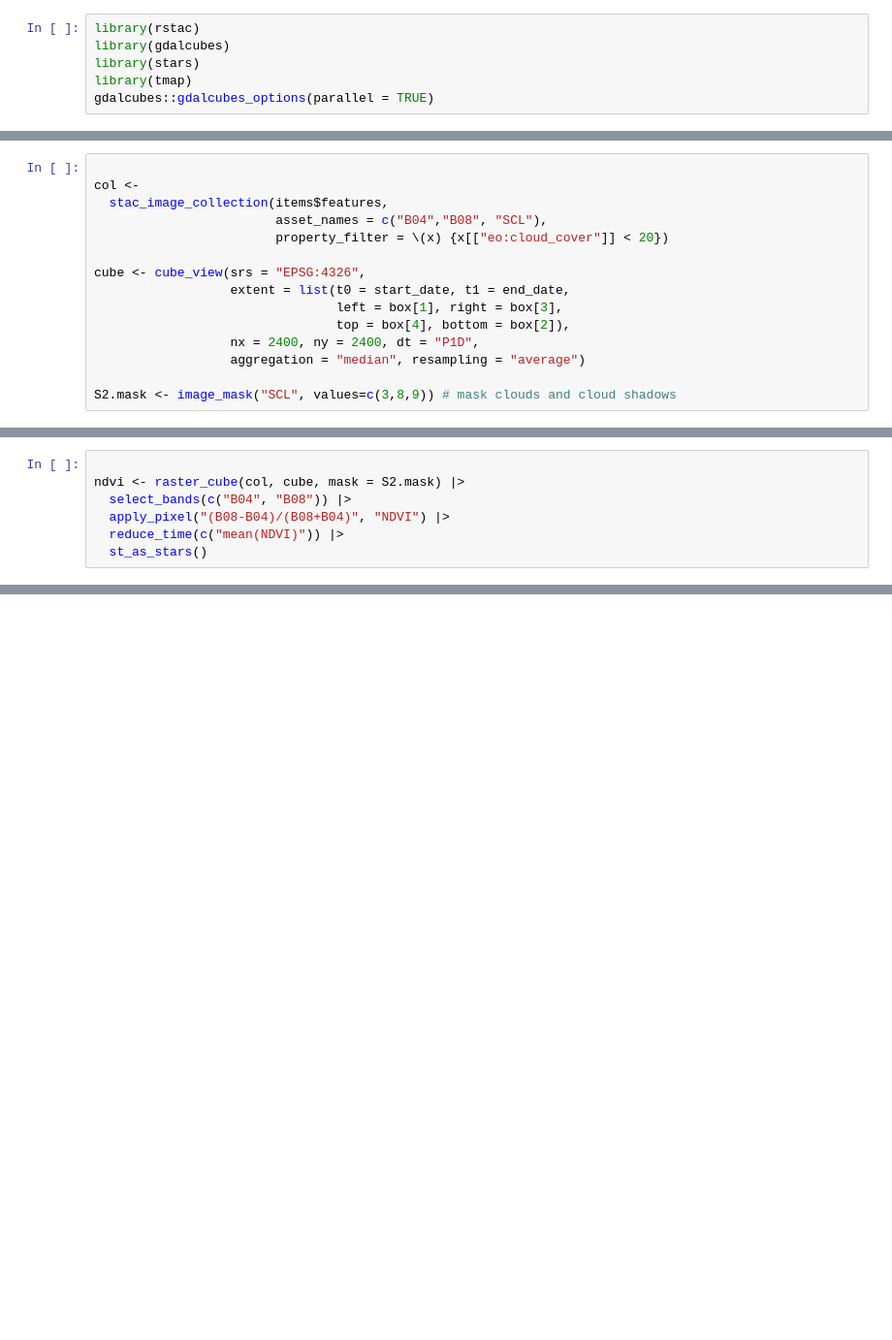
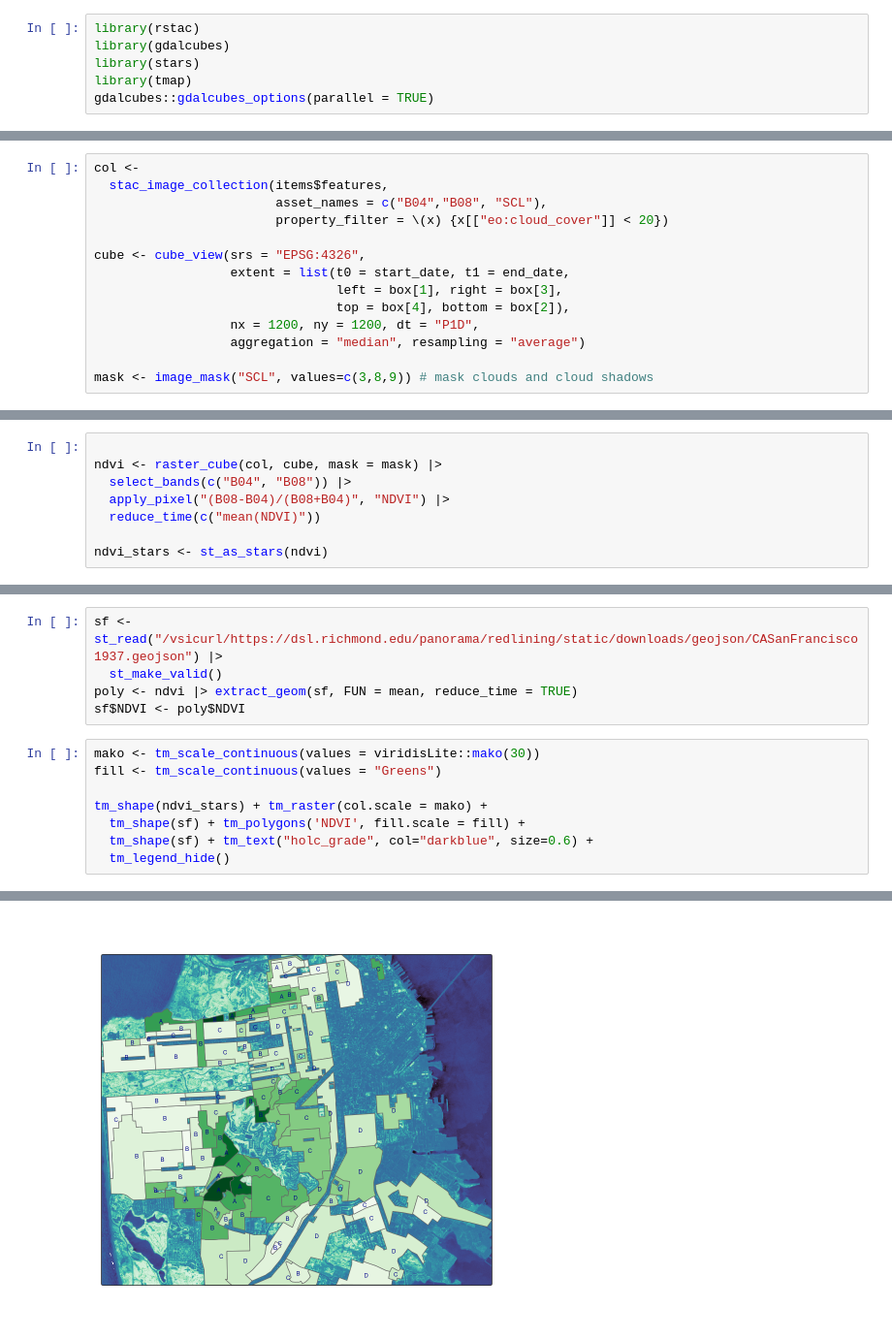
Before and after one commit to boettiger-lab/nasa-topst-env-justice, a Jupyter notebook: stac-R.ipynb, the cells around one changed output, grey strips where cells are left out. Shown at 97% size. Drawn from its saved outputs; the diff is of its cells as text; blank space fills up the shorter version.

```diff
--- a/stac-R.ipynb
+++ b/stac-R.ipynb
@@ -18,7 +22,6 @@ items <-
               limit = 100) |>
   post_request()
 # %%
-
 col <-
   stac_image_collection(items$features,
                         asset_names = c("B04","B08", "SCL"),
@@ -28,7 +31,7 @@ cube <- cube_view(srs = "EPSG:4326",
                   extent = list(t0 = start_date, t1 = end_date,
                                 left = box[1], right = box[3],
                                 top = box[4], bottom = box[2]),
-                  nx = 2400, ny = 2400, dt = "P1D",
+                  nx = 1200, ny = 1200, dt = "P1D",
                   aggregation = "median", resampling = "average")
 
-S2.mask <- image_mask("SCL", values=c(3,8,9)) # mask clouds and cloud shadows
+mask <- image_mask("SCL", values=c(3,8,9)) # mask clouds and cloud shadows
@@ -38,7 +38,8 @@ Warning message in stac_image_collection(items$features, asset_names = c("B04",
 # %%
 
-ndvi <- raster_cube(col, cube, mask = S2.mask) |>
+ndvi <- raster_cube(col, cube, mask = mask) |>
   select_bands(c("B04", "B08")) |>
   apply_pixel("(B08-B04)/(B08+B04)", "NDVI") |>
-  reduce_time(c("mean(NDVI)")) |>
-  st_as_stars()
+  reduce_time(c("mean(NDVI)"))
+
+ndvi_stars <- st_as_stars(ndvi)
@@ -49,0 +50,14 @@ stars object downsampled to 1000 by 1000 cells. See tm_shape manual (argument ra
+# %%
+sf <- st_read("/vsicurl/https://dsl.richmond.edu/panorama/redlining/static/downloads/geojson/CASanFrancisco1937.geojson") |>
+  st_make_valid()
+poly <- ndvi |> extract_geom(sf, FUN = mean, reduce_time = TRUE)
+sf$NDVI <- poly$NDVI
+# %%
+mako <- tm_scale_continuous(values = viridisLite::mako(30))
+fill <- tm_scale_continuous(values = "Greens")
+
+tm_shape(ndvi_stars) + tm_raster(col.scale = mako) +
+  tm_shape(sf) + tm_polygons('NDVI', fill.scale = fill) +
+  tm_shape(sf) + tm_text("holc_grade", col="darkblue", size=0.6) +
+  tm_legend_hide()
+# %% [output]
@@ -49,0 +68 @@ stars object downsampled to 1000 by 1000 cells. See tm_shape manual (argument ra
+[figure, added]
```
Also changed, not shown: parts of 7 cells of this notebook, 2 other files.
